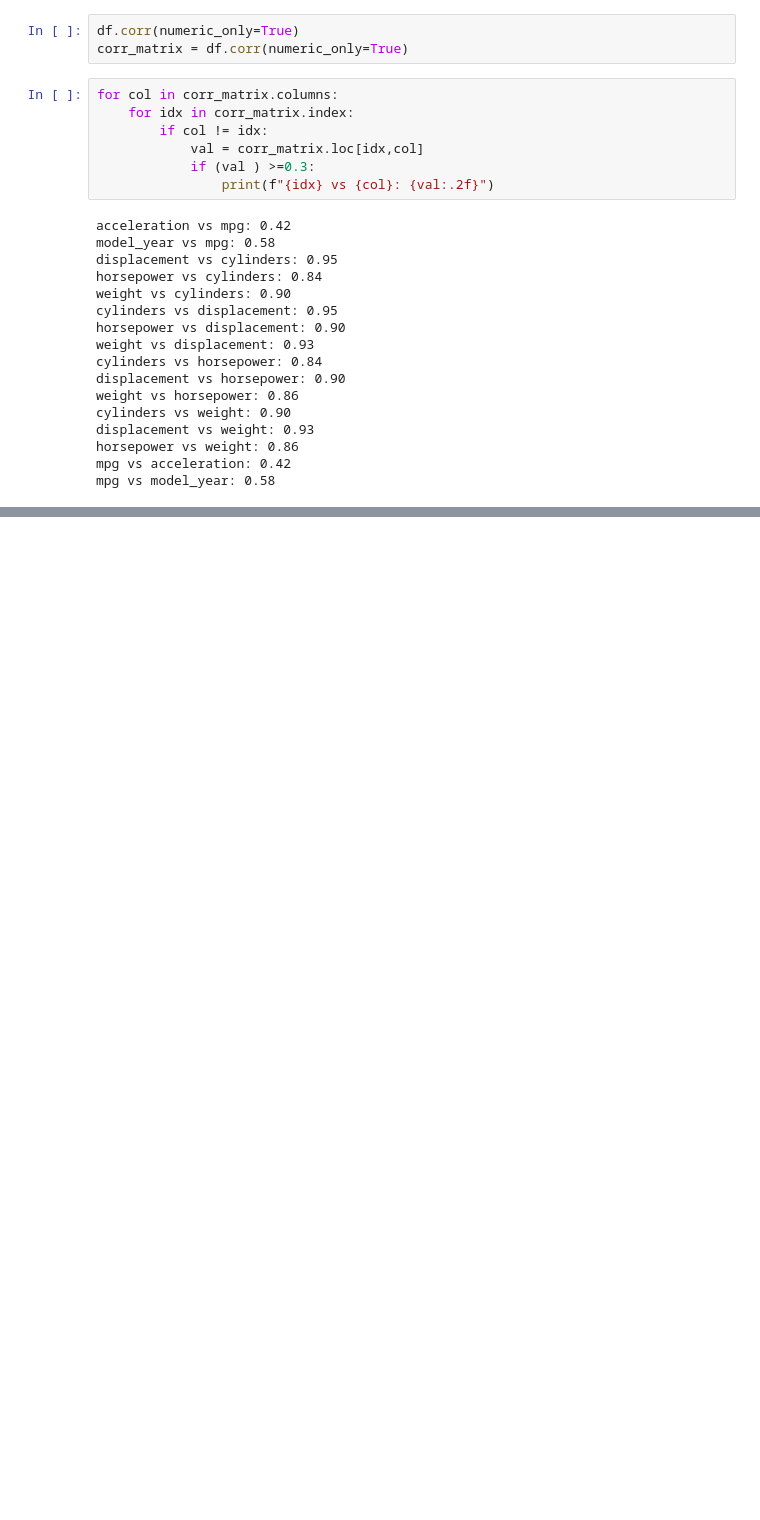
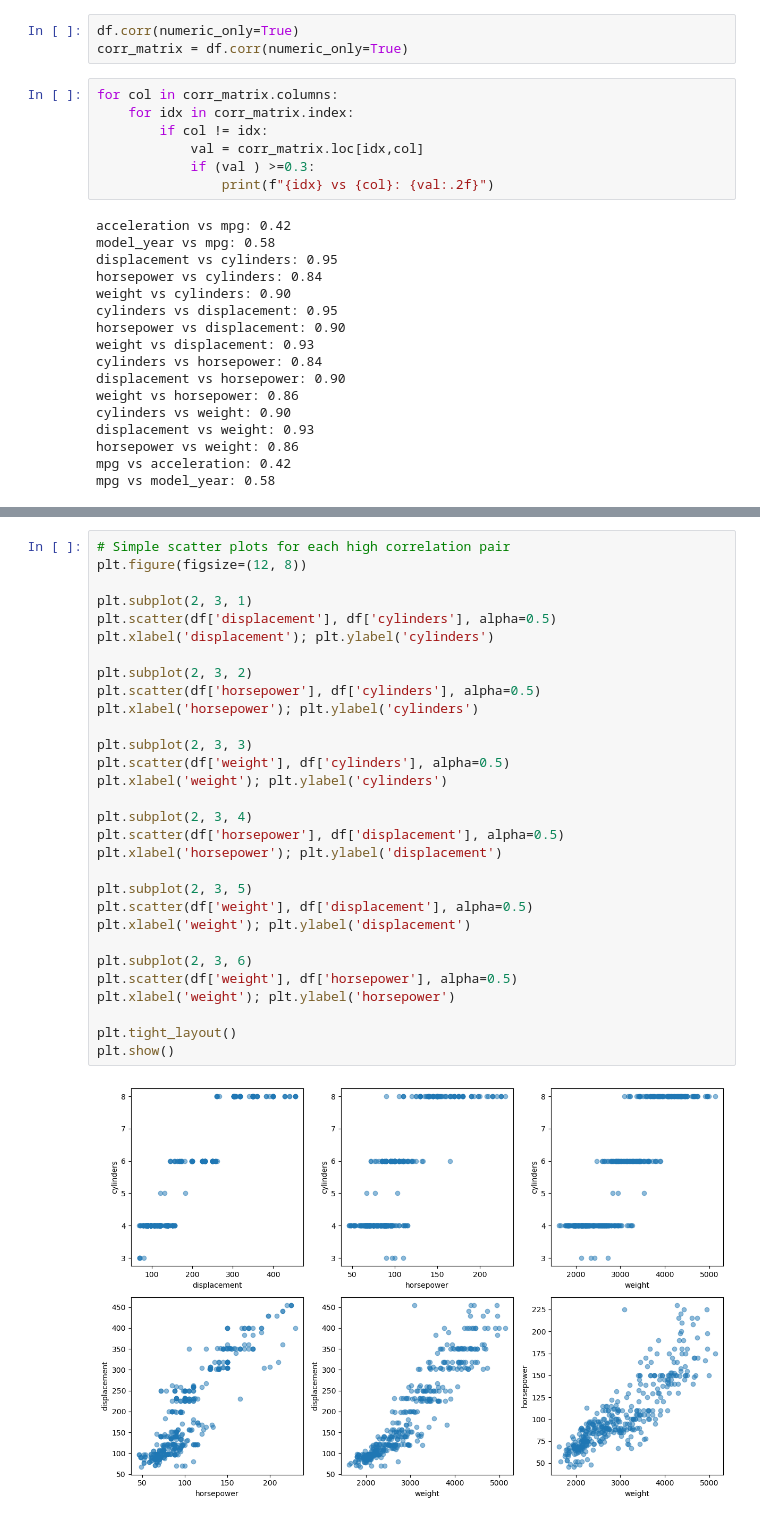
Before and after one commit to manishkumarmj/100_days_ml, a Jupyter notebook: ML_X/2_ML_algorithm/C_50_linear_regression/s_Auto_mpg.ipynb, the cells around one changed output, grey strips where cells are left out. Saved outputs shown, nothing was run; the diff lists cells and outputs as text; blank space fills up the shorter version.

```diff
--- a/ML_X/2_ML_algorithm/C_50_linear_regression/s_Auto_mpg.ipynb
+++ b/ML_X/2_ML_algorithm/C_50_linear_regression/s_Auto_mpg.ipynb
@@ -47,0 +97,32 @@ mpg vs model_year: 0.58
+# %%
+# Simple scatter plots for each high correlation pair
+plt.figure(figsize=(12, 8))
+
+plt.subplot(2, 3, 1)
+plt.scatter(df['displacement'], df['cylinders'], alpha=0.5)
+plt.xlabel('displacement'); plt.ylabel('cylinders')
+
+plt.subplot(2, 3, 2)
+plt.scatter(df['horsepower'], df['cylinders'], alpha=0.5)
+plt.xlabel('horsepower'); plt.ylabel('cylinders')
+
+plt.subplot(2, 3, 3)
+plt.scatter(df['weight'], df['cylinders'], alpha=0.5)
+plt.xlabel('weight'); plt.ylabel('cylinders')
+
+plt.subplot(2, 3, 4)
+plt.scatter(df['horsepower'], df['displacement'], alpha=0.5)
+plt.xlabel('horsepower'); plt.ylabel('displacement')
+
+plt.subplot(2, 3, 5)
+plt.scatter(df['weight'], df['displacement'], alpha=0.5)
+plt.xlabel('weight'); plt.ylabel('displacement')
+
+plt.subplot(2, 3, 6)
+plt.scatter(df['weight'], df['horsepower'], alpha=0.5)
+plt.xlabel('weight'); plt.ylabel('horsepower')
+
+plt.tight_layout()
+plt.show()
+# %% [output]
+[figure, added]
```
Also changed, not shown: parts of 20 cells of this notebook.
